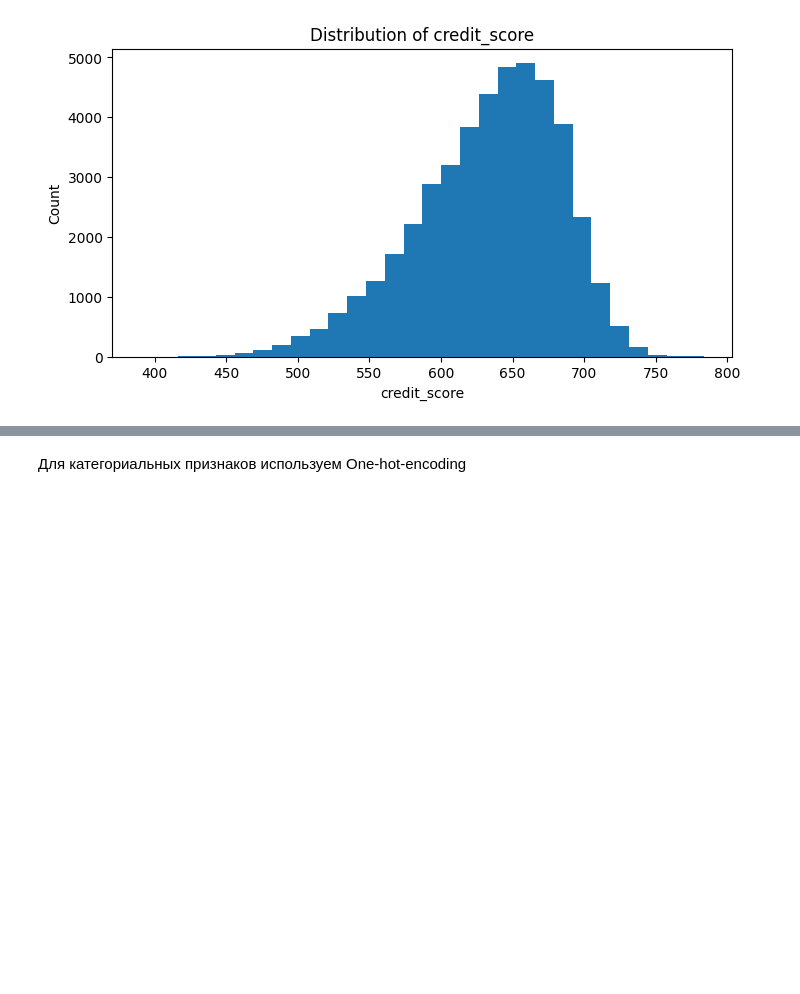
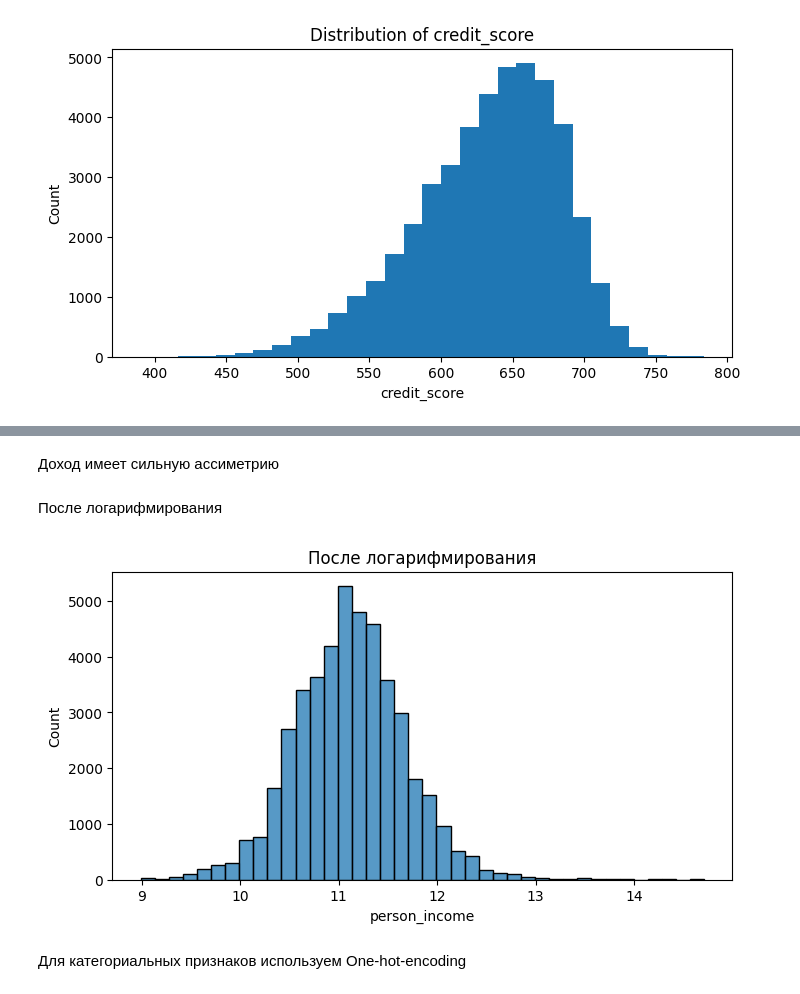
Before and after one commit to yowlxc/python2sem-lab10, a Jupyter notebook: ml/preprocessing.ipynb, the cells around one changed output, grey strips where cells are left out. Cells and saved outputs as stored; diff of their text form; code cells hidden in the pictures; blank space fills up the shorter version.

```diff
--- a/ml/preprocessing.ipynb
+++ b/ml/preprocessing.ipynb
@@ -108,5 +170,24 @@ for column in numeric_features:
+# %% [markdown]
+Доход имеет сильную ассиметрию
 # %%
-df["person_income"] = np.log1p(df["person_income"])
+df["person_income"] = np.log1p(
+    df["person_income"]
+)
+# %% [markdown]
+После логарифмирования
+# %%
+plt.figure(figsize=(8,4))
+
+sns.histplot(
+    df["person_income"],
+    bins=40
+)
+
+plt.title("После логарифмирования")
+
+plt.show()
+# %% [output]
+[figure, added]
 # %% [markdown]
 Для категориальных признаков используем One-hot-encoding
 # %%
```
Also changed, not shown: parts of 14 cells of this notebook, 6 other files.
